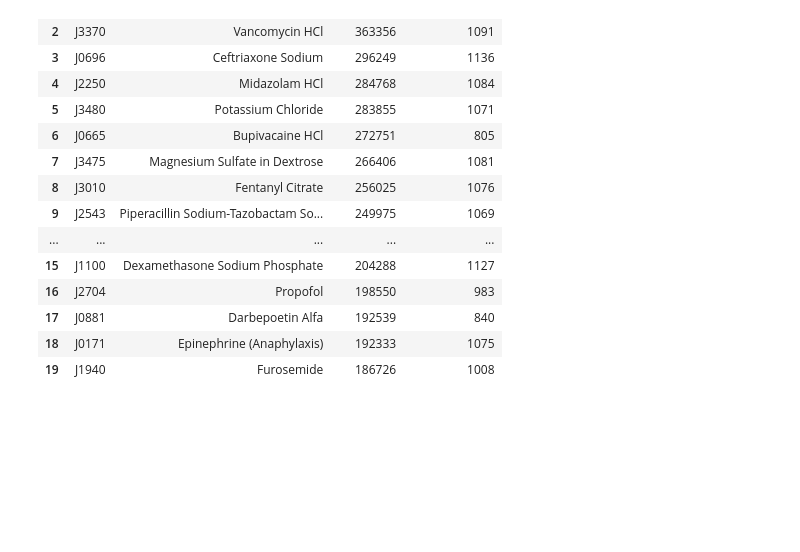
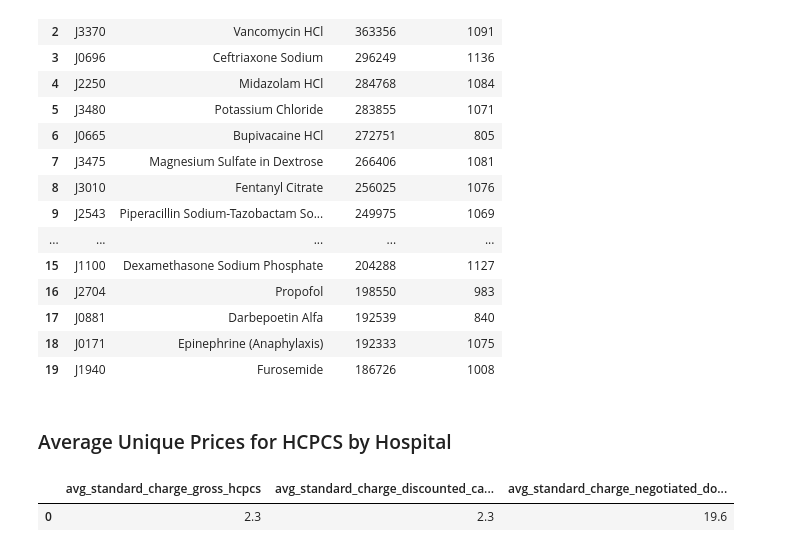
Before and after one commit to mwine81/PRA_REPORT, a Jupyter notebook: analysis_all_drugs.ipynb, the cells around one changed output. Cells and saved outputs as stored; diff of their text form; code cells hidden in the pictures; blank space fills up the shorter version.

```diff
--- a/analysis_all_drugs.ipynb
+++ b/analysis_all_drugs.ipynb
@@ -104,3 +104,31 @@ dl()
 | 17 | J0881 | Darbepoetin Alfa | 192539 | 840 |
 | 18 | J0171 | Epinephrine (Anaphylaxis) | 192333 | 1075 |
 | 19 | J1940 | Furosemide | 186726 | 1008 |
+# %%
+def average_unique_prices_per_hospital_by_product_classification(product_classification):
+    return (
+    dl
+    .load_hospital_price_table_with_drug_names()
+    # filter out rows with null product classification
+    .filter(pl.col(f'{product_classification}').is_not_null())
+    # group by hospital and product classification (ndc, hcpcs, drug_name)
+    .group_by(c.hospital_id, product_classification)
+    # count unique prices for each product and price type at each hospital
+    .agg(cs.matches('(?i)gross|dollar$|cash').n_unique().name.suffix(f'_{product_classification}'))
+    # then average those unique price counts across all products at each hospital
+    .group_by(c.hospital_id)
+    .agg(
+        cs.numeric().mean().round(1))
+    # then average those unique price counts across all hospitals
+    .select(
+        cs.numeric().mean().round(1).name.prefix('avg_')
+    )
+    )
+# %% [markdown]
+### Average Unique Prices for HCPCS by Hospital
+# %%
+# Average unique prices per hospital by product classification
+average_unique_prices_per_hospital_by_product_classification('hcpcs').collect(engine='streaming').to_pandas()
+# %% [output]
+|  | avg_standard_charge_gross_hcpcs | avg_standard_charge_discounted_ca... | avg_standard_charge_negotiated_do... |
+| 0 | 2.3 | 2.3 | 19.6 |
```
Also changed, not shown: parts of 5 cells of this notebook, 3 other files.
